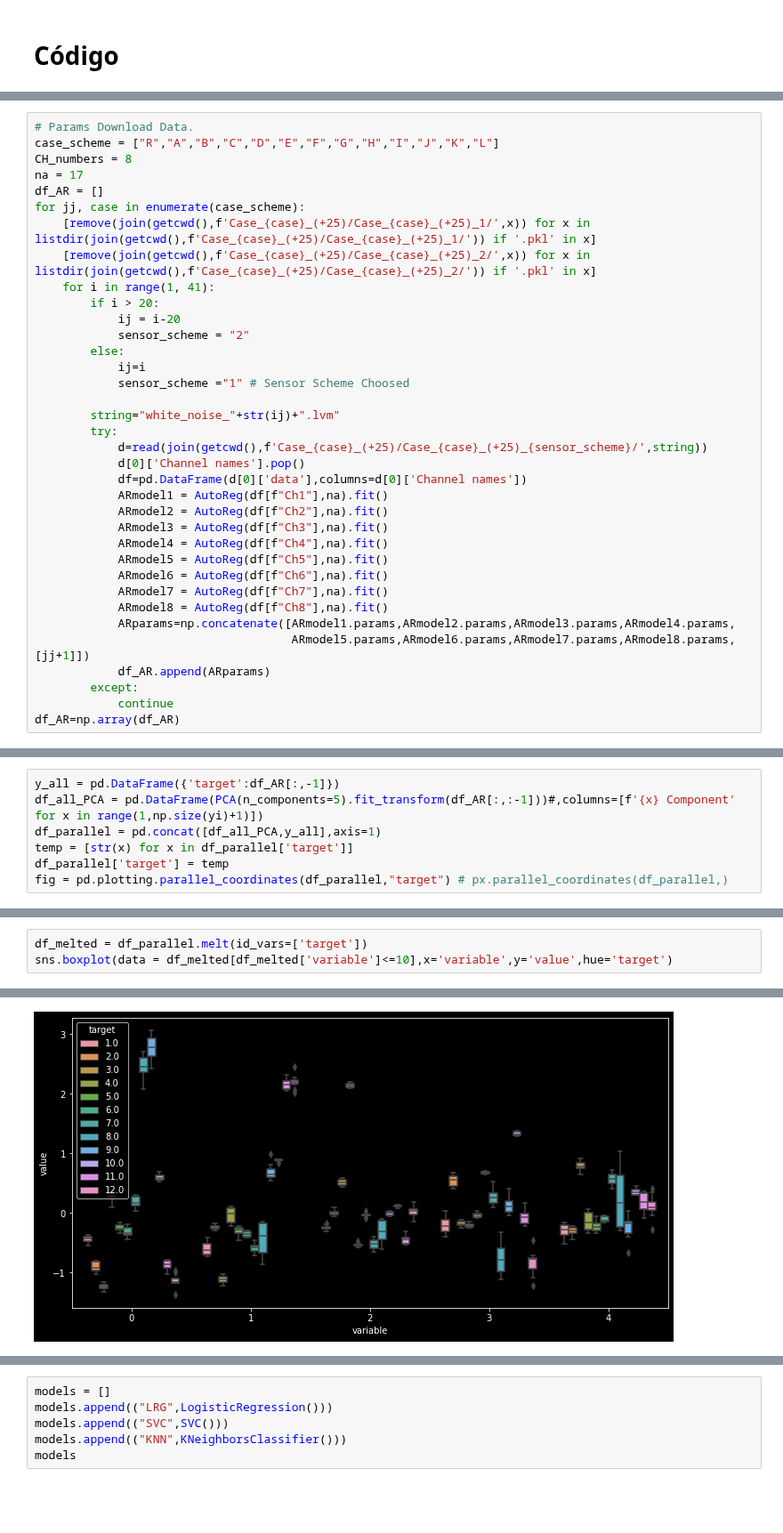
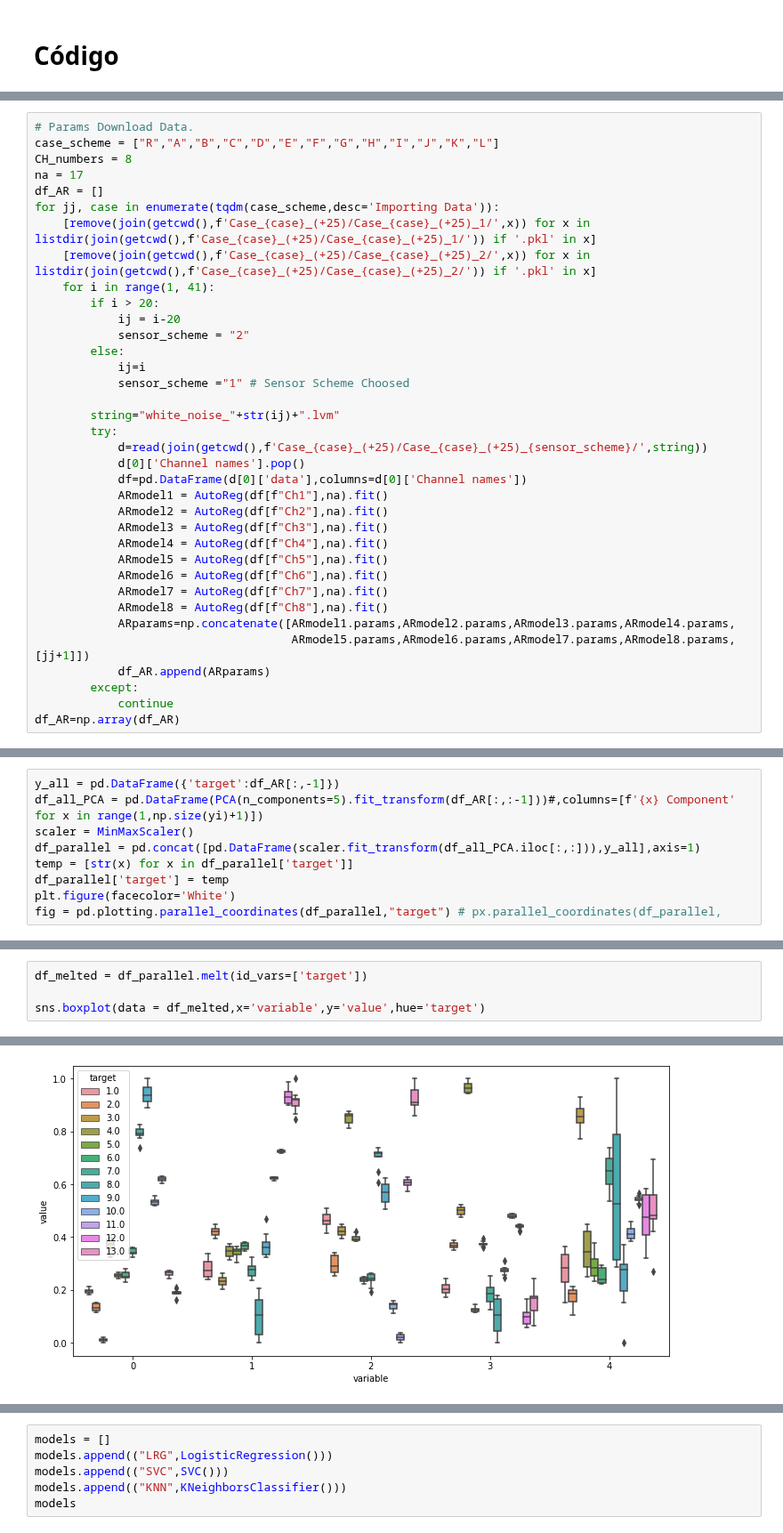
Before and after one commit to fefilizzola/HIML_TrabalhoFinal, a Jupyter notebook: main_script_features.ipynb, the cells around one changed output, grey strips where cells are left out. Shown at 89% size. Cells and saved outputs as stored; diff of their text form; blank space fills up the shorter version.

```diff
--- a/main_script_features.ipynb
+++ b/main_script_features.ipynb
@@ -46,7 +47,7 @@ case_scheme = ["R","A","B","C","D","E","F","G","H","I","J","K","L"]
 CH_numbers = 8
 na = 17
 df_AR = []
-for jj, case in enumerate(case_scheme):
+for jj, case in enumerate(tqdm(case_scheme,desc='Importing Data')):
     [remove(join(getcwd(),f'Case_{case}_(+25)/Case_{case}_(+25)_1/',x)) for x in listdir(join(getcwd(),f'Case_{case}_(+25)/Case_{case}_(+25)_1/')) if '.pkl' in x]
     [remove(join(getcwd(),f'Case_{case}_(+25)/Case_{case}_(+25)_2/',x)) for x in listdir(join(getcwd(),f'Case_{case}_(+25)/Case_{case}_(+25)_2/')) if '.pkl' in x]
     for i in range(1, 41):
@@ -109,8 +110,10 @@ plt.show()
 # %%
 y_all = pd.DataFrame({'target':df_AR[:,-1]})
 df_all_PCA = pd.DataFrame(PCA(n_components=5).fit_transform(df_AR[:,:-1]))#,columns=[f'{x} Component' for x in range(1,np.size(yi)+1)])
-df_parallel = pd.concat([df_all_PCA,y_all],axis=1)
+scaler = MinMaxScaler()
+df_parallel = pd.concat([pd.DataFrame(scaler.fit_transform(df_all_PCA.iloc[:,:])),y_all],axis=1)
 temp = [str(x) for x in df_parallel['target']]
 df_parallel['target'] = temp
-fig = pd.plotting.parallel_coordinates(df_parallel,"target") # px.parallel_coordinates(df_parallel,)
+plt.figure(facecolor='White')
+fig = pd.plotting.parallel_coordinates(df_parallel,"target") # px.parallel_coordinates(df_parallel,
 # %% [output]
@@ -118,9 +121,10 @@ fig = pd.plotting.parallel_coordinates(df_parallel,"target") # px.parallel_coord
 # %%
 df_melted = df_parallel.melt(id_vars=['target'])
-sns.boxplot(data = df_melted[df_melted['variable']<=10],x='variable',y='value',hue='target')
+
+sns.boxplot(data = df_melted,x='variable',y='value',hue='target')
 # %% [output]
 <AxesSubplot:xlabel='variable', ylabel='value'>
-[figure, old version]
+[figure, new version]
 # %%
 fig4=sns.pairplot(df_parallel,hue='target',height=2)
 fig4._legend.remove()
```
Also changed, not shown: parts of 13 cells of this notebook, 1 other file.
